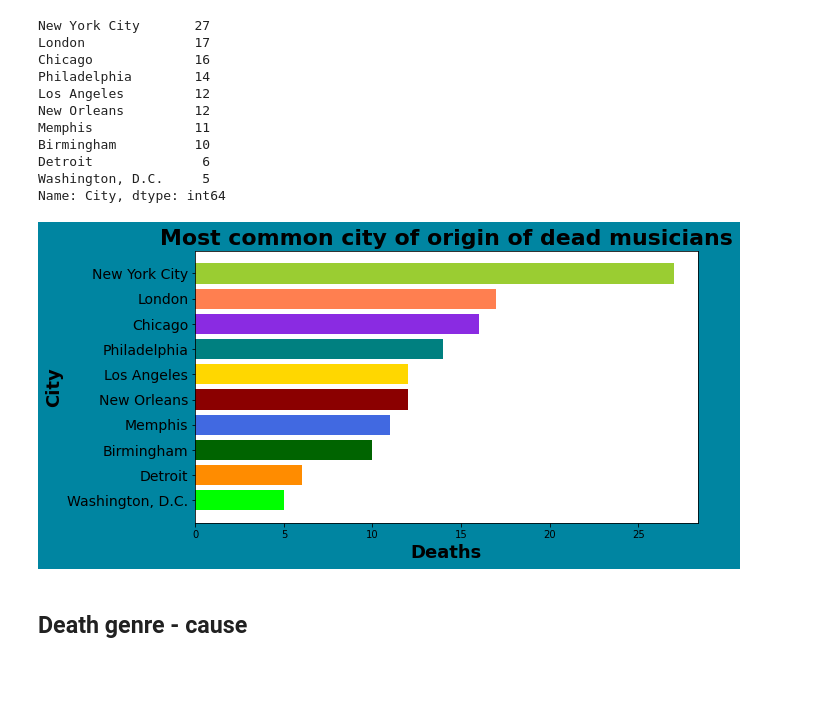
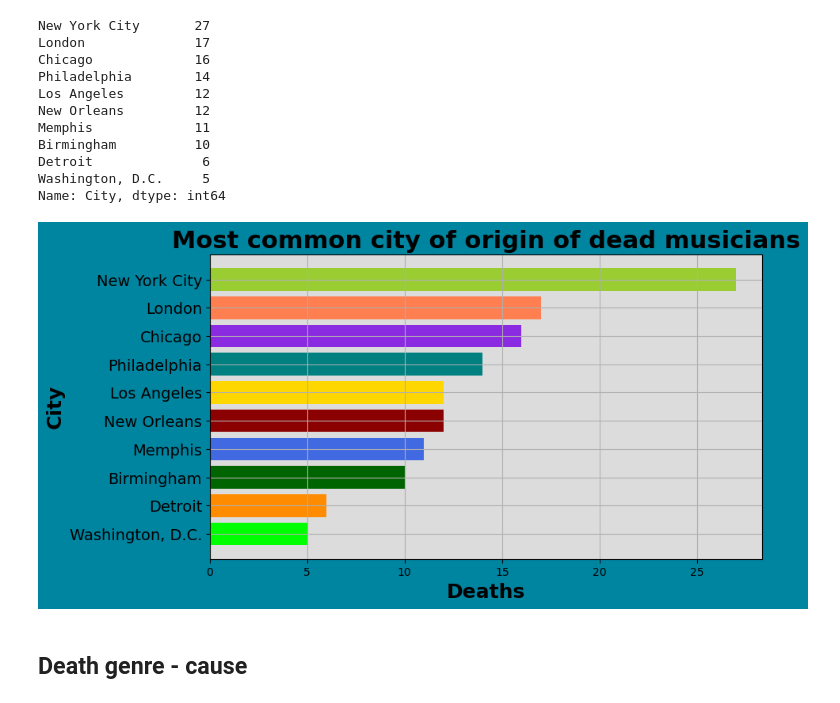
Before and after one commit to Kalincillo/data_science_music_and_death, a Jupyter notebook: music_and_death.ipynb, the cells around one changed output. Saved outputs shown, nothing was run; the diff lists cells and outputs as text; code cells hidden in the pictures; blank space fills up the shorter version.

```diff
--- a/music_and_death.ipynb
+++ b/music_and_death.ipynb
@@ -354,16 +361,18 @@ Name: City, dtype: int64
 # %%
 plt.figure(figsize=(9, 5), facecolor='#0085a1')
 ax = plt.axes()
+ax.set_facecolor('gainsboro')
 ax.set_title("Most common city of origin of dead musicians",
             size=22,
             fontweight="bold")
 plt.barh(n_cities.iloc[::-1].index, n_cities.iloc[::-1].values, color=colors)
 plt.ylabel("City", size=18, fontweight="bold")
 plt.xlabel("Deaths", size=18, fontweight="bold")
 plt.yticks(size=14)
+plt.grid()
 plt.show()
 # %% [output]
-[figure, old version]
+[figure, new version]
 # %% [markdown]
 ## Death genre - cause
 # %%
```
Also changed, not shown: parts of 15 cells of this notebook.
